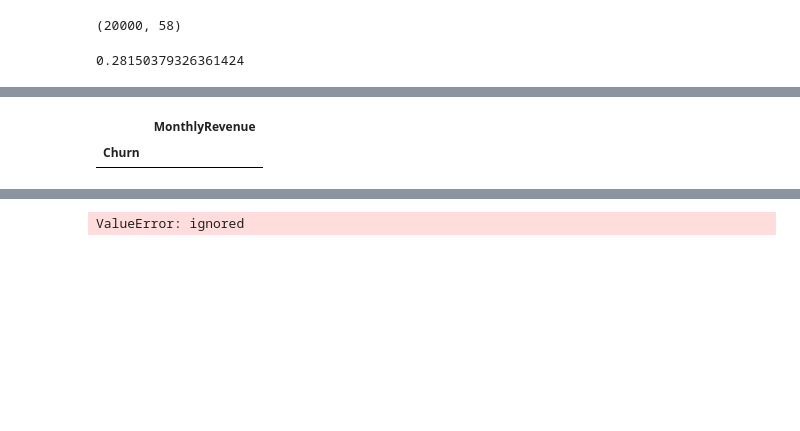
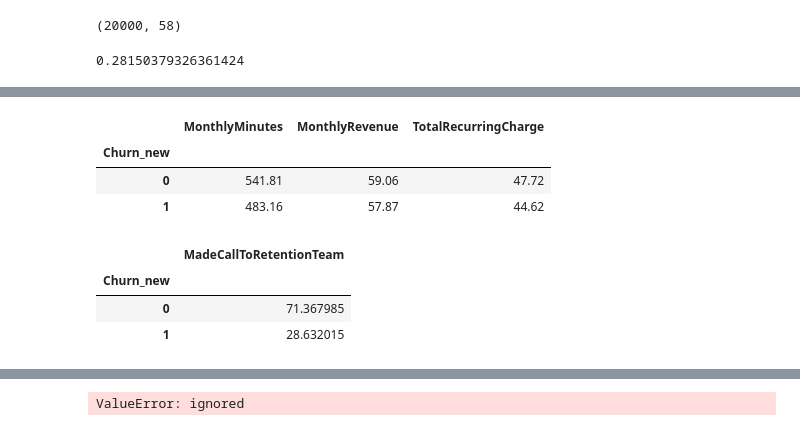
Before and after one commit to vijayvaradh/Telco_churn-prediction, a Jupyter notebook: Churn_prediction_model_.ipynb, the cells around one changed output, grey strips where cells are left out. Saved outputs shown, nothing was run; the diff lists cells and outputs as text; code cells hidden in the pictures; blank space fills up the shorter version.

```diff
--- a/Churn_prediction_model_.ipynb
+++ b/Churn_prediction_model_.ipynb
@@ -104,2 +119,5 @@ pd.crosstab(df_train.Churn,df_train.MaritalStatus).apply(lambda r: r/len(df_trai
 | 0 | 18.523878 | 26.197942 | 26.646165 |
 | 1 | 6.795707 | 11.285978 | 10.550330 |
+# %%
+df_train = df_train.drop(['Churn'],axis =1)
+df_train.info()
@@ -106,5 +142,14 @@ pd.crosstab(df_train.Churn,df_train.MaritalStatus).apply(lambda r: r/len(df_trai
 # %%
-df_train[['MonthlyRevenue','Churn']].groupby('Churn').mean()
+df_train[["MonthlyMinutes","MonthlyRevenue","TotalRecurringCharge","Churn_new"]].groupby("Churn_new").mean().round(2)
 # %% [output]
-|  | MonthlyRevenue |
-| Churn |  |
+|  | MonthlyMinutes | MonthlyRevenue | TotalRecurringCharge |
+| Churn_new |  |  |  |
+| 0 | 541.81 | 59.06 | 47.72 |
+| 1 | 483.16 | 57.87 | 44.62 |
+# %%
+df_train[["MadeCallToRetentionTeam","Churn_new"]].groupby("Churn_new").count().apply(lambda r: r/len(df_train.Churn_new), axis=1)*100
+# %% [output]
+|  | MadeCallToRetentionTeam |
+| Churn_new |  |
+| 0 | 71.367985 |
+| 1 | 28.632015 |
```
Also changed, not shown: parts of 12 cells of this notebook.
